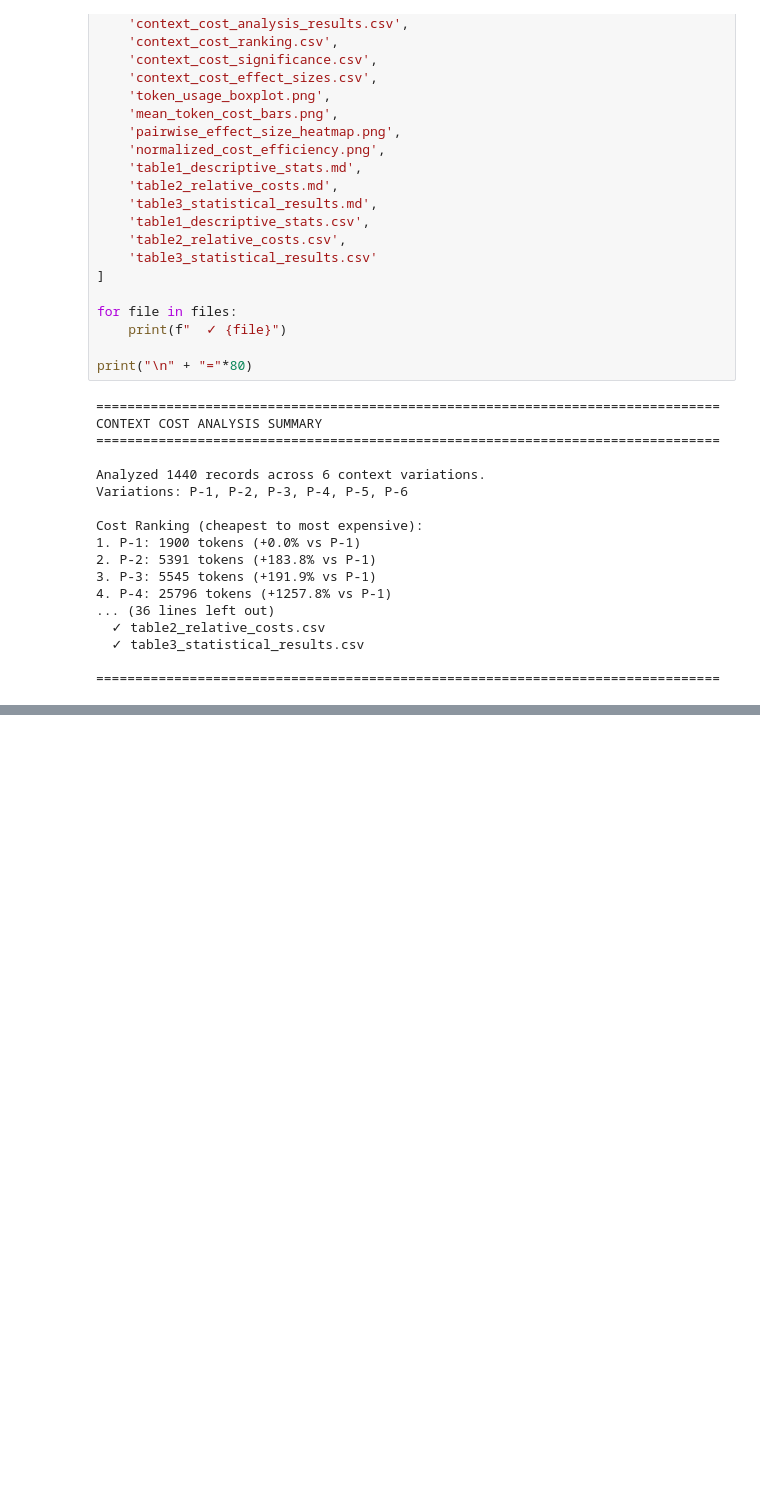
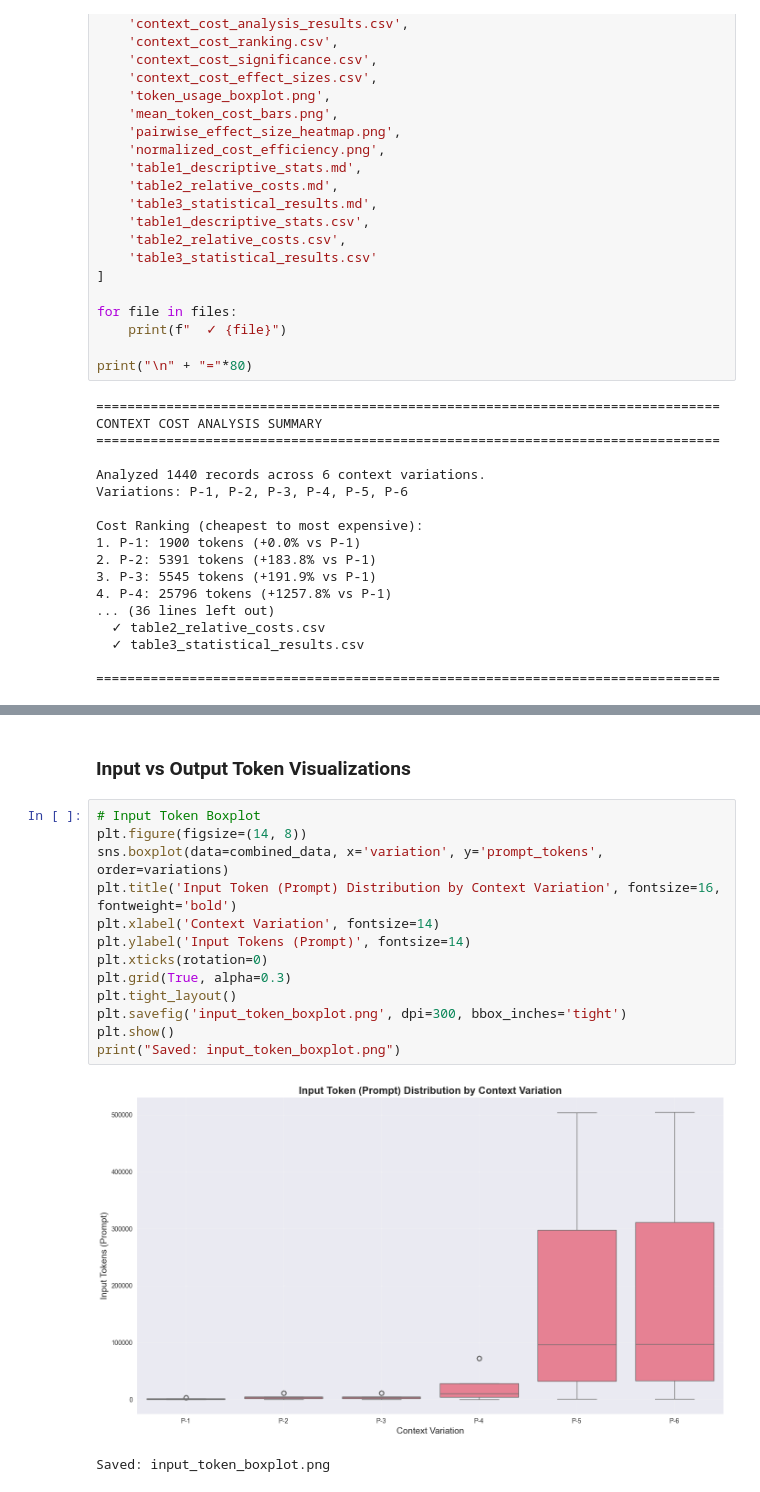
Before and after one commit to JosephAyo/llm-in-prs, a Jupyter notebook: analysis/context_cost_analysis.ipynb, the cells around one changed output, grey strips where cells are left out. Saved outputs shown, nothing was run; the diff lists cells and outputs as text; blank space fills up the shorter version.

Commit message:
feat: add context cost analysis broken down further by input & output tokens

```diff
--- a/analysis/context_cost_analysis.ipynb
+++ b/analysis/context_cost_analysis.ipynb
@@ -895,0 +1358,18 @@ Cost Ranking (cheapest to most expensive):
+# %% [markdown]
+### Input vs Output Token Visualizations
+# %%
+# Input Token Boxplot
+plt.figure(figsize=(14, 8))
+sns.boxplot(data=combined_data, x='variation', y='prompt_tokens', order=variations)
+plt.title('Input Token (Prompt) Distribution by Context Variation', fontsize=16, fontweight='bold')
+plt.xlabel('Context Variation', fontsize=14)
+plt.ylabel('Input Tokens (Prompt)', fontsize=14)
+plt.xticks(rotation=0)
+plt.grid(True, alpha=0.3)
+plt.tight_layout()
+plt.savefig('input_token_boxplot.png', dpi=300, bbox_inches='tight')
+plt.show()
+print("Saved: input_token_boxplot.png")
+# %% [output]
+[figure, added]
+Saved: input_token_boxplot.png
```
Also changed, not shown: parts of 15 cells of this notebook, 11 other files.
